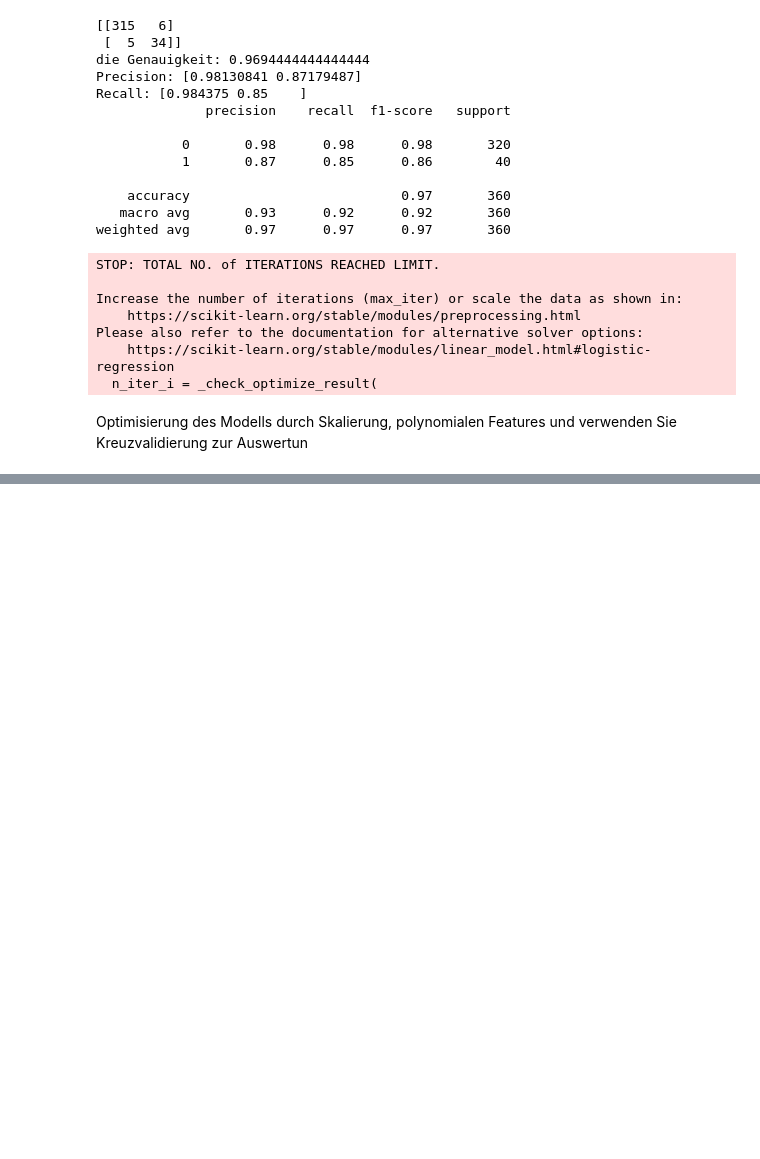
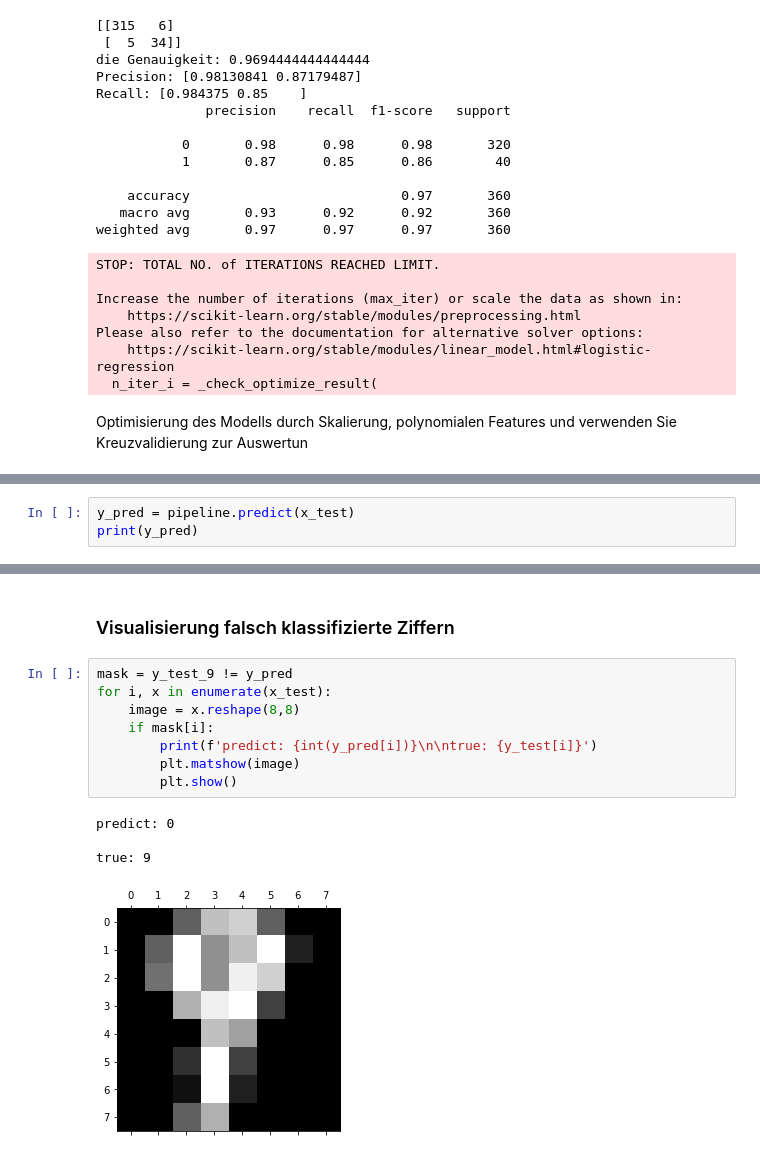
Before and after one commit to Steve2404/Machine-Learning-Projekte, a Jupyter notebook: Projekt_Ziffernerkennung .ipynb, the cells around one changed output, grey strips where cells are left out. Saved outputs shown, nothing was run; the diff lists cells and outputs as text; blank space fills up the shorter version.

```diff
--- a/Projekt_Ziffernerkennung .ipynb
+++ b/Projekt_Ziffernerkennung .ipynb
@@ -137,0 +138,3 @@ ValueError: Invalid parameter 'alpha' for estimator LogisticRegression(). Valid
+# %%
+y_pred = pipeline.predict(x_test)
+print(y_pred)
@@ -137,0 +186,15 @@ ValueError: Invalid parameter 'alpha' for estimator LogisticRegression(). Valid
+# %% [markdown]
+### Visualisierung falsch klassifizierte Ziffern
+# %%
+mask = y_test_9 != y_pred
+for i, x in enumerate(x_test):
+    image = x.reshape(8,8)
+    if mask[i]:
+        print(f'predict: {int(y_pred[i])}\n\ntrue: {y_test[i]}')
+        plt.matshow(image)
+        plt.show()
+# %% [output]
+predict: 0
+
+true: 9
+[figure, added]
```
Also changed, not shown: parts of 7 cells of this notebook, 1 other file.
